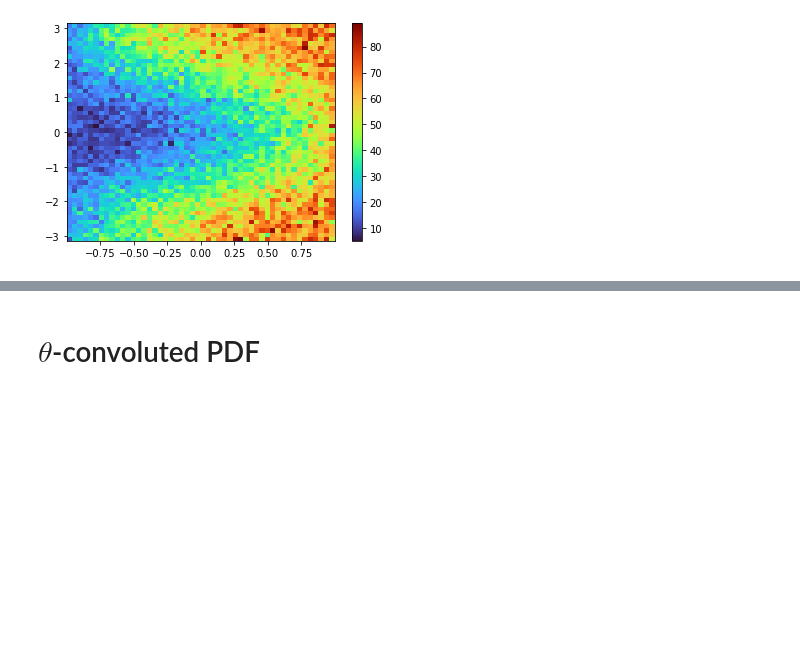
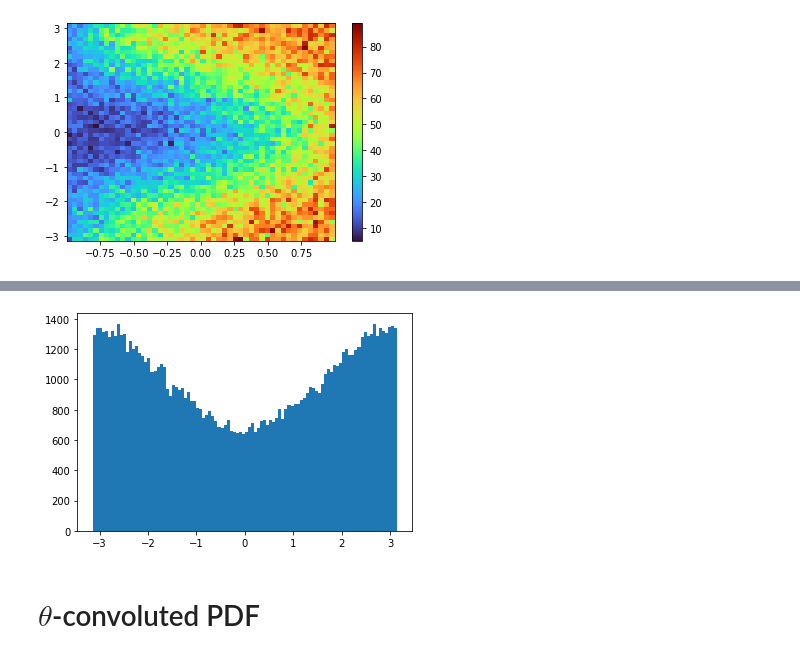
Before and after one commit to alatios/lb2jpsil_lambda-emdm-measurement, a Jupyter notebook: 99_convolution_root.ipynb, the cells around one changed output, grey strips where cells are left out. Cells and saved outputs as stored; diff of their text form; code cells hidden in the pictures; blank space fills up the shorter version.

```diff
--- a/99_convolution_root.ipynb
+++ b/99_convolution_root.ipynb
@@ -126,3 +194,8 @@ plt.show()
+# %%
+plt.hist(df_noconv_smeared['phi'],bins=100)
+plt.show()
+# %% [output]
+[figure, added]
 # %% [markdown]
 # $\theta$-convoluted PDF
 # %%
```
Also changed, not shown: parts of 11 cells of this notebook.
